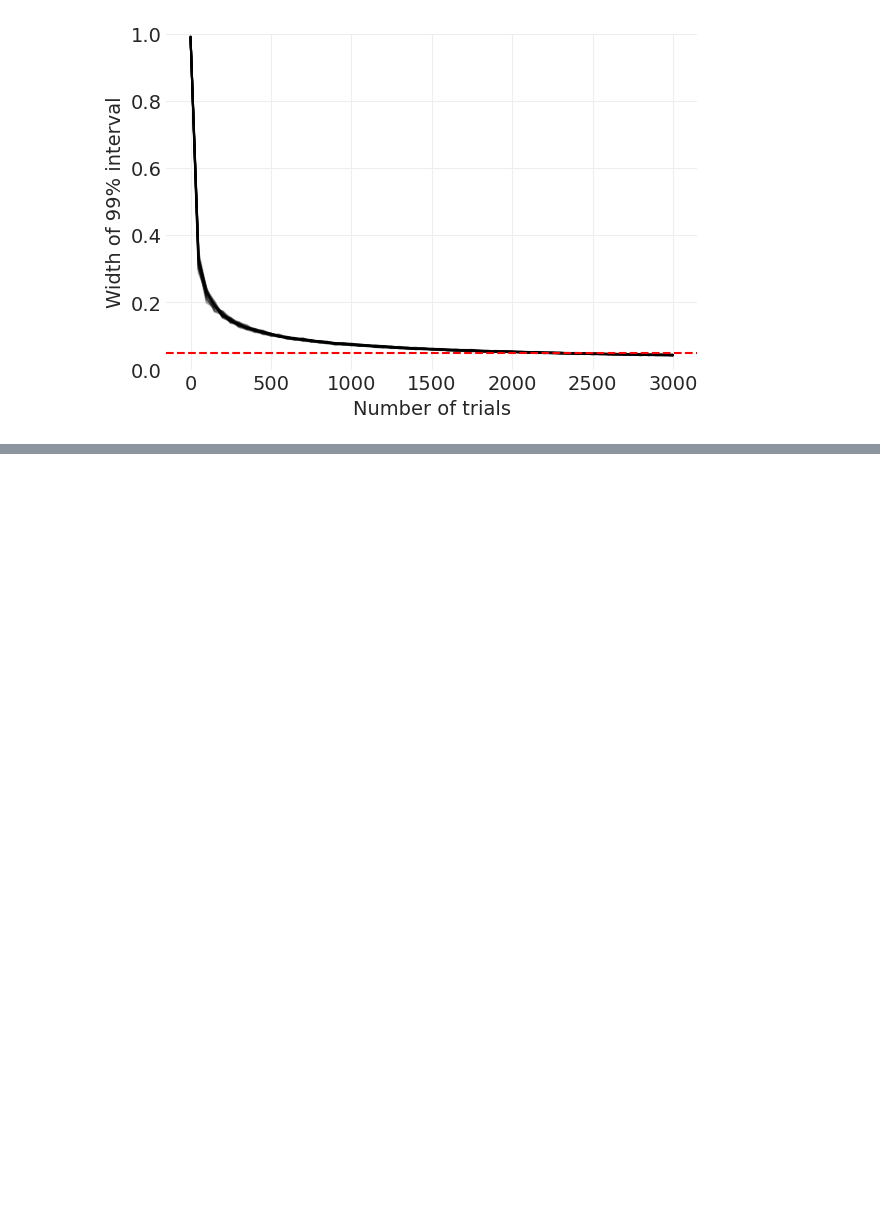
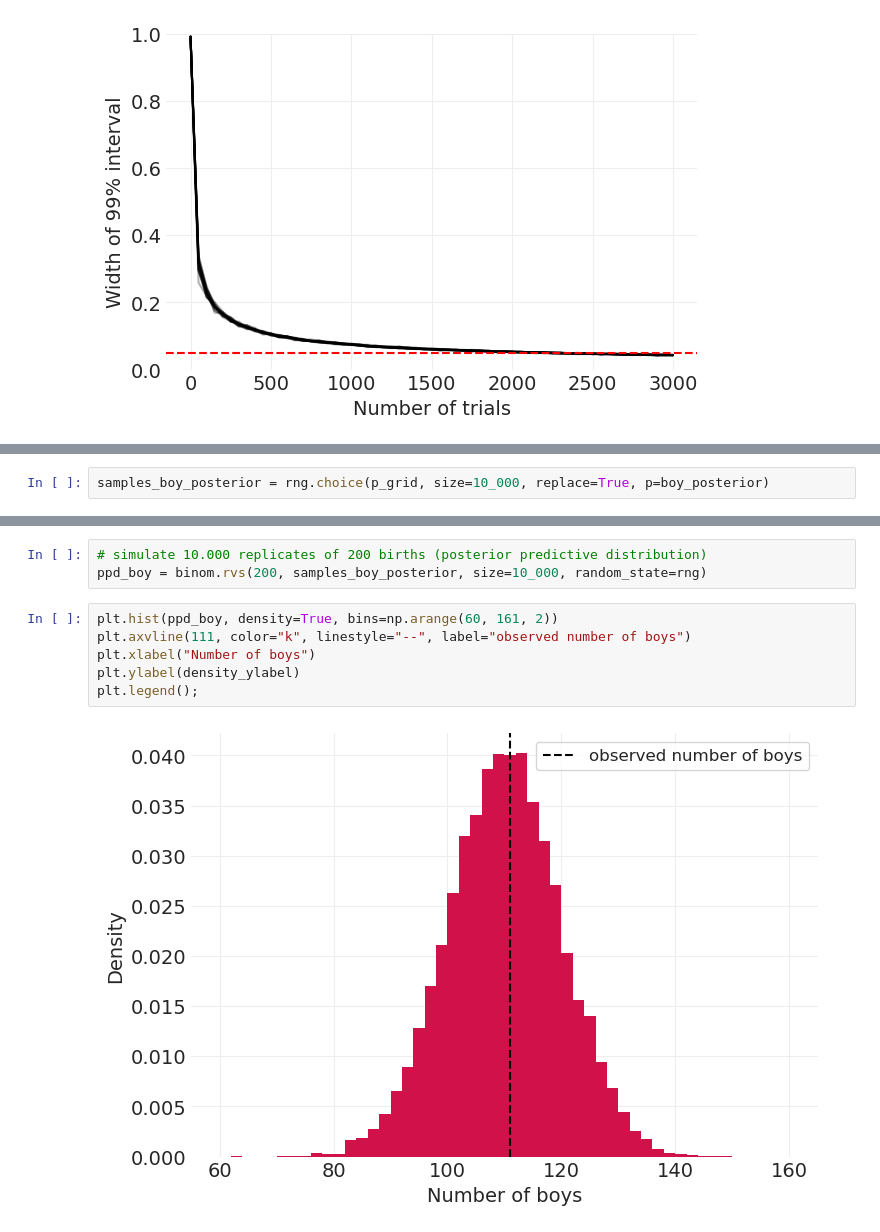
Before and after one commit to niksirbi/statistical-rethinking-2023, a Jupyter notebook: exercises/Lecture_02.ipynb, the cells around one changed output, grey strips where cells are left out. Drawn from its saved outputs; the diff is of its cells as text; blank space fills up the shorter version.

```diff
--- a/exercises/Lecture_02.ipynb
+++ b/exercises/Lecture_02.ipynb
@@ -321,0 +386,2 @@ ax.set_ylabel("Width of 99% interval");
+# %%
+samples_boy_posterior = rng.choice(p_grid, size=10_000, replace=True, p=boy_posterior)
@@ -321,0 +407,11 @@ ax.set_ylabel("Width of 99% interval");
+# %%
+# simulate 10.000 replicates of 200 births (posterior predictive distribution)
+ppd_boy = binom.rvs(200, samples_boy_posterior, size=10_000, random_state=rng)
+# %%
+plt.hist(ppd_boy, density=True, bins=np.arange(60, 161, 2))
+plt.axvline(111, color="k", linestyle="--", label="observed number of boys")
+plt.xlabel("Number of boys")
+plt.ylabel(density_ylabel)
+plt.legend();
+# %% [output]
+[figure, added]
```
Also changed, not shown: parts of 21 cells of this notebook.
